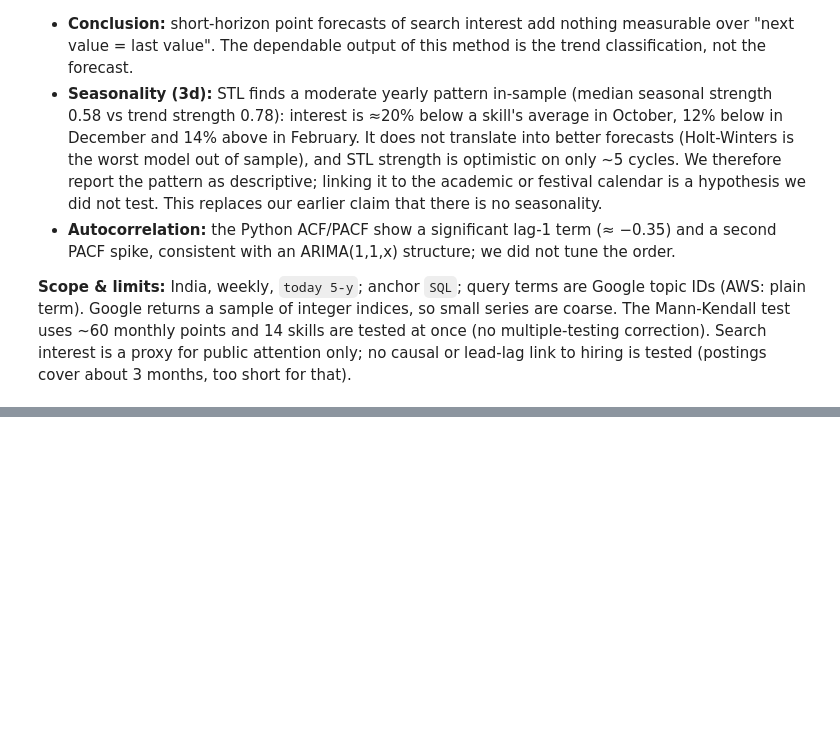
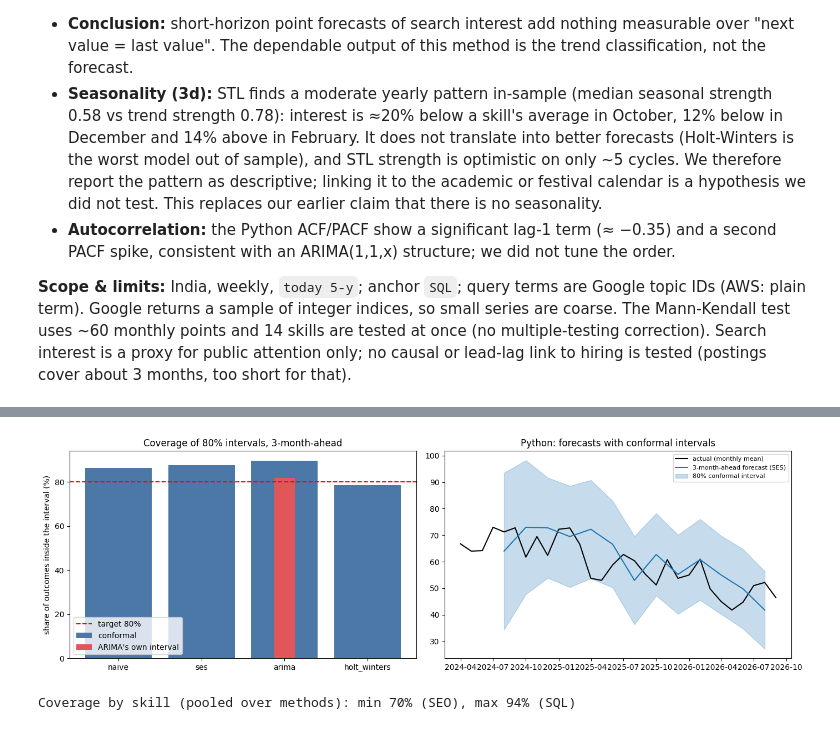
Before and after one commit to anusanth26/Career-Market-Intelligence, a Jupyter notebook: notebooks/method2_time_series.ipynb, the cells around one changed output, grey strips where cells are left out. Cells and saved outputs as stored; diff of their text form; code cells hidden in the pictures; blank space fills up the shorter version.

```diff
--- a/notebooks/method2_time_series.ipynb
+++ b/notebooks/method2_time_series.ipynb
@@ -632,0 +798,21 @@ months, too short for that).
+# %%
+out = []
+for m in MODELS:
+    d = E[E["model"] == m].sort_values("origin")
+    lo, hi, ok = [], [], []
+    for _, r in d.iterrows():
+        cal = d[(d["h"] == r["h"]) & (d["target"] <= r["origin"])]["err"].values
+        if len(cal) < 30: lo.append(np.nan); hi.append(np.nan); ok.append(False); continue
+        q = np.quantile(cal, min(1.0, np.ceil((len(cal) + 1) * (1 - ALPHA)) / len(cal)), method="higher")
+        lo.append(r["pred"] - q * r["scale"]); hi.append(r["pred"] + q * r["scale"]); ok.append(True)
+    d = d.assign(c_lo=lo, c_hi=hi, scored=ok)
+    s_ = d[d["scored"]]
+    cov = float(((s_["actual"] >= s_["c_lo"]) & (s_["actual"] <= s_["c_hi"])).mean())
+    row = {"method": m, "forecasts scored": len(s_), "conformal coverage": cov, "mean width (% of actual level)": float(100 * ((s_["c_hi"] - s_["c_lo"]) / s_["actual"].clip(lower=1)).mean())}
+    if m == "arima":
+        a = d[d["p_lo"].notna()]
+        row["ARIMA's own interval: coverage"] = float(((a["actual"] >= a["p_lo"]) & (a["actual"] <= a["p_hi"])).mean())
+        row["ARIMA's own interval: width (% of level)"] = float(100 * ((a["p_hi"] - a["p_lo"]) / a["actual"].clip(lower=1)).mean())
+    out.append(row); E.loc[d.index, ["c_lo", "c_hi", "scored"]] = d[["c_lo", "c_hi", "scored"]].values
+res = pd.DataFrame(out).set_index("method")
+display(res.style.format({"conformal coverage": "{:.1%}", "mean width (% of actual level)": "{:.1f}", "ARIMA's own interval: coverage": "{:.1%}", "ARIMA's own interval: width (% of level)": "{:.1f}"}, na_rep="-"))
@@ -632,0 +826,15 @@ months, too short for that).
+# %%
+fig, ax = plt.subplots(1, 2, figsize=(14, 4.5))
+ax[0].bar(res.index, res["conformal coverage"] * 100, color="#4C78A8", label="conformal"); ax[0].axhline(80, color="red", ls="--", label="target 80%")
+if "ARIMA's own interval: coverage" in res: ax[0].bar(["arima"], [res.loc["arima", "ARIMA's own interval: coverage"] * 100], width=0.25, color="#E15759", label="ARIMA's own interval")
+ax[0].set_ylabel("share of outcomes inside the interval (%)"); ax[0].set_title("Coverage of 80% intervals, 3-month-ahead"); ax[0].legend()
+sk = "Python"; d = E[(E["skill"] == sk) & (E["model"] == "ses") & E["scored"] & (E["h"] == 3)].sort_values("target")
+ax[1].plot(monthly[sk].index[-30:], monthly[sk].iloc[-30:], color="black", label="actual (monthly mean)")
+ax[1].plot(d["target"], d["pred"], color="tab:blue", label="3-month-ahead forecast (SES)"); ax[1].fill_between(d["target"], d["c_lo"], d["c_hi"], color="tab:blue", alpha=0.25, label="80% conformal interval")
+ax[1].set_title(f"{sk}: forecasts with conformal intervals"); ax[1].legend(fontsize=8)
+plt.tight_layout(); plt.show()
+by_skill = E[E["scored"]].assign(inside=lambda x: (x["actual"] >= x["c_lo"]) & (x["actual"] <= x["c_hi"])).groupby("skill")["inside"].mean().sort_values()
+print("Coverage by skill (pooled over methods): min {:.0%} ({}), max {:.0%} ({})".format(by_skill.iloc[0], by_skill.index[0], by_skill.iloc[-1], by_skill.index[-1]))
+# %% [output]
+[figure, added]
+Coverage by skill (pooled over methods): min 70% (SEO), max 94% (SQL)
```
Also changed, not shown: parts of 16 cells of this notebook, 3 other files.
